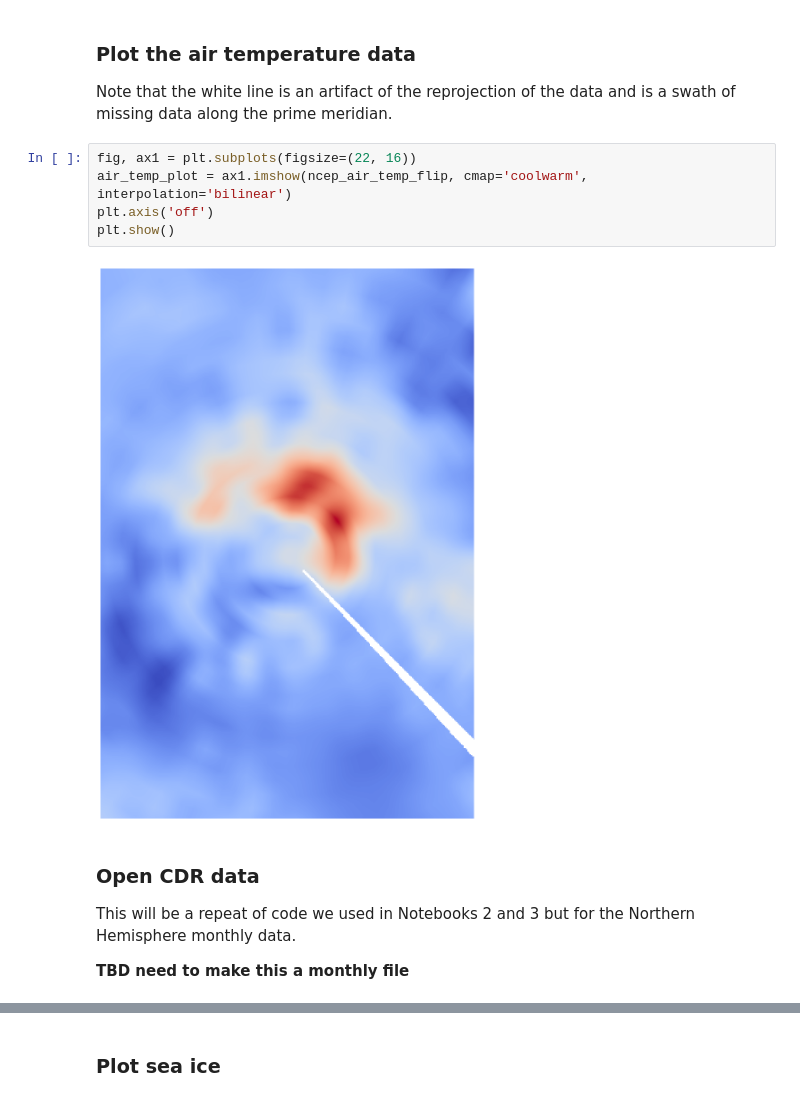
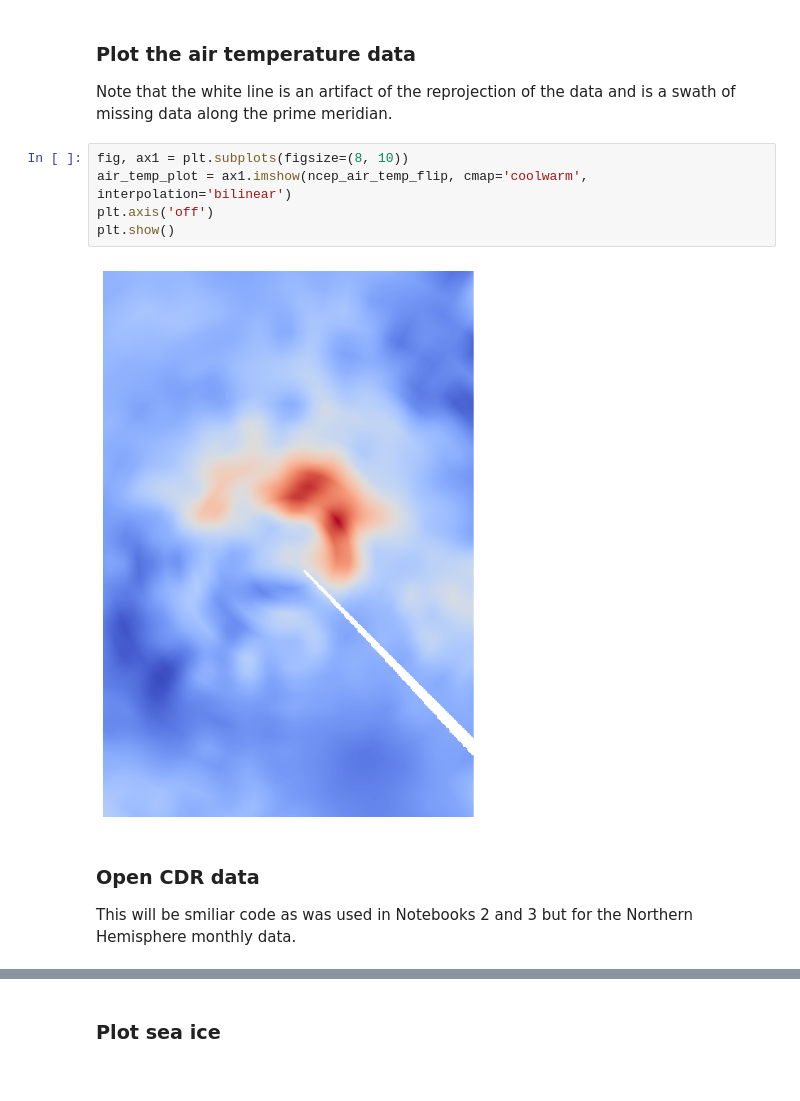
Before and after one commit to nsidc/seaice-cdr-learning-notebook, a Jupyter notebook: CDR-Notebooks/Notebook6.ipynb, the cells around one changed output, grey strips where cells are left out. Cells and saved outputs as stored; diff of their text form.

Commit message:
Updated notebook to work with monthly data

```diff
--- a/CDR-Notebooks/Notebook6.ipynb
+++ b/CDR-Notebooks/Notebook6.ipynb
@@ -65,15 +65,13 @@ ncep_air_temp_flip = np.flipud(ncep_air_temp)
 ### Plot the air temperature data
 Note that the white line is an artifact of the reprojection of the data and is a swath of missing data along the prime meridian.
 # %%
-fig, ax1 = plt.subplots(figsize=(22, 16))
+fig, ax1 = plt.subplots(figsize=(8, 10))
 air_temp_plot = ax1.imshow(ncep_air_temp_flip, cmap='coolwarm', interpolation='bilinear')
 plt.axis('off')
 plt.show()
 # %% [output]
-[figure, old version]
+[figure, new version]
 # %% [markdown]
 ### Open CDR data
 
-This will be a repeat of code we used in Notebooks 2 and 3 but for the Northern Hemisphere monthly data.
-
-**TBD need to make this a monthly file**
+This will be smiliar code as was used in Notebooks 2 and 3 but for the Northern Hemisphere monthly data.
```
Also changed, not shown: parts of 14 cells of this notebook.
